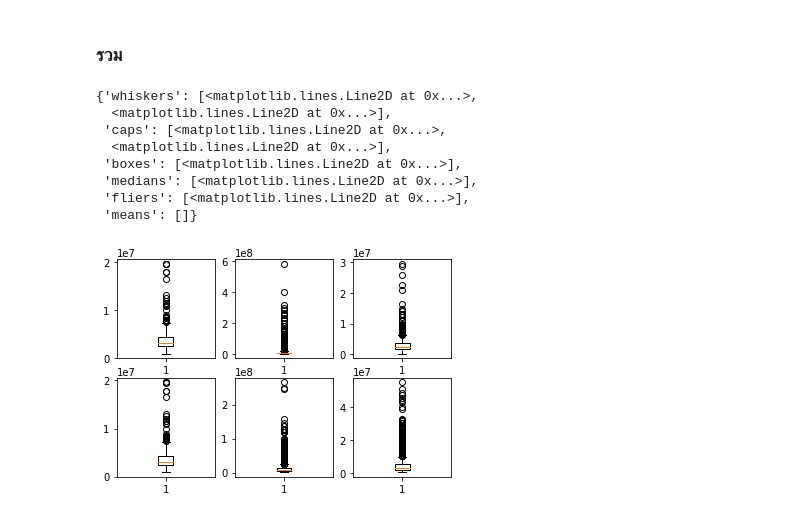
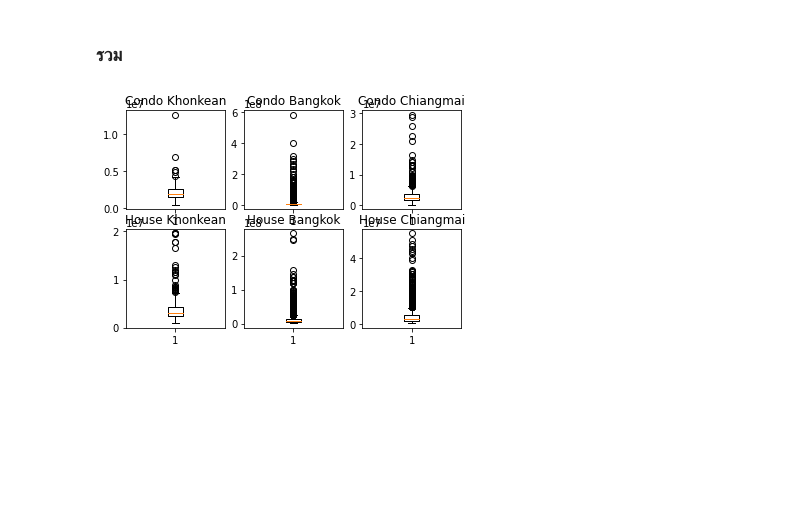
Before and after one commit to Supansapkb/BasicProg_DataViz65, a Jupyter notebook: DataViz02_Data_Distribution.ipynb, the cells around one changed output. Saved outputs shown, nothing was run; the diff lists cells and outputs as text; code cells hidden in the pictures; blank space fills up the shorter version.

```diff
--- a/DataViz02_Data_Distribution.ipynb
+++ b/DataViz02_Data_Distribution.ipynb
@@ -657,28 +657,26 @@ plt.boxplot(unit_kk_house['price_min']) ;
 # %%
 plt.subplot(2,3,1)
 plt.boxplot(unit_kk_condo['price_min'])
+plt.title('Condo Khonkean')
 
 plt.subplot(2,3,2)
 plt.boxplot(unit_bkk_condo['price_min'])
+plt.title('Condo Bangkok')
 
 plt.subplot(2,3,3)
 plt.boxplot(unit_cm_condo['price_min'])
+plt.title('Condo Chiangmai')
 
 plt.subplot(2,3,4)
-plt.boxplot(unit_kk_house['price_min']);
+plt.boxplot(unit_kk_house['price_min'])
+plt.title('House Khonkean')
 
 plt.subplot(2,3,5)
 plt.boxplot(unit_bkk_house['price_min'])
+plt.title('House Bangkok')
 
 plt.subplot(2,3,6)
 plt.boxplot(unit_cm_house['price_min'])
+plt.title('House Chiangmai');
 # %% [output]
-{'whiskers': [<matplotlib.lines.Line2D at 0x...>,
-  <matplotlib.lines.Line2D at 0x...>],
- 'caps': [<matplotlib.lines.Line2D at 0x...>,
-  <matplotlib.lines.Line2D at 0x...>],
- 'boxes': [<matplotlib.lines.Line2D at 0x...>],
- 'medians': [<matplotlib.lines.Line2D at 0x...>],
- 'fliers': [<matplotlib.lines.Line2D at 0x...>],
- 'means': []}
-[figure, old version]
+[figure, new version]
```
Also changed, not shown: parts of 2 cells of this notebook.
